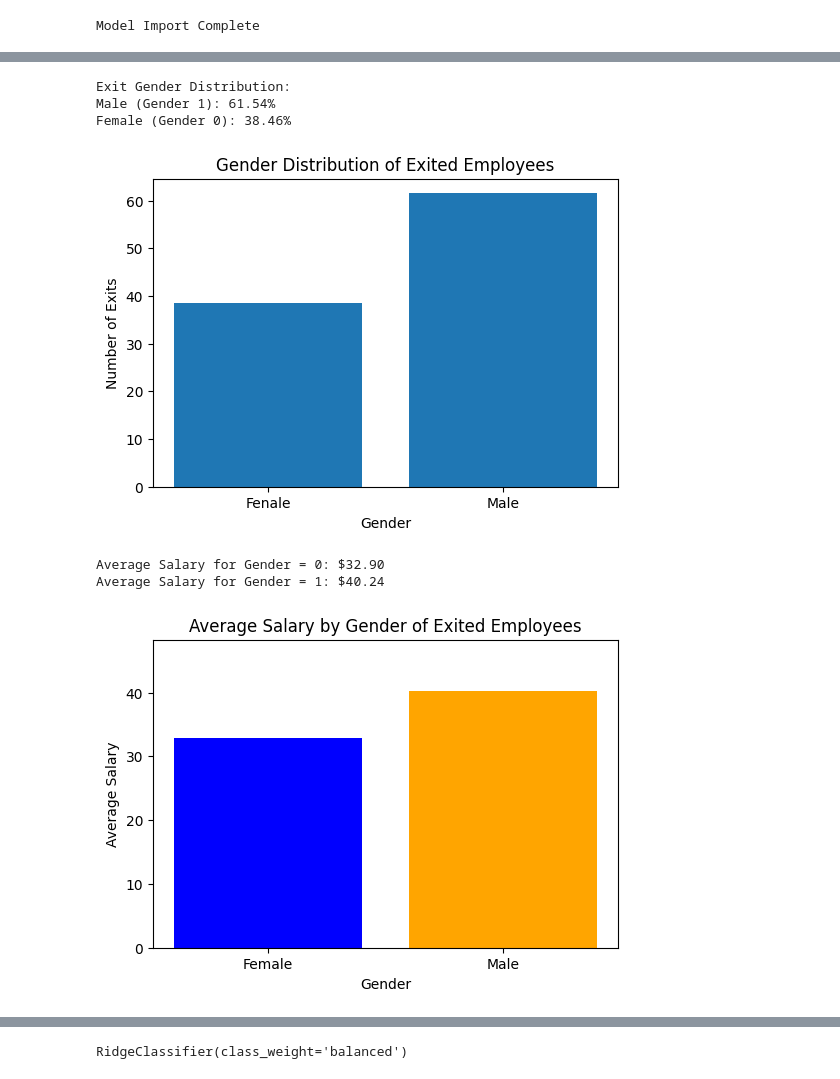
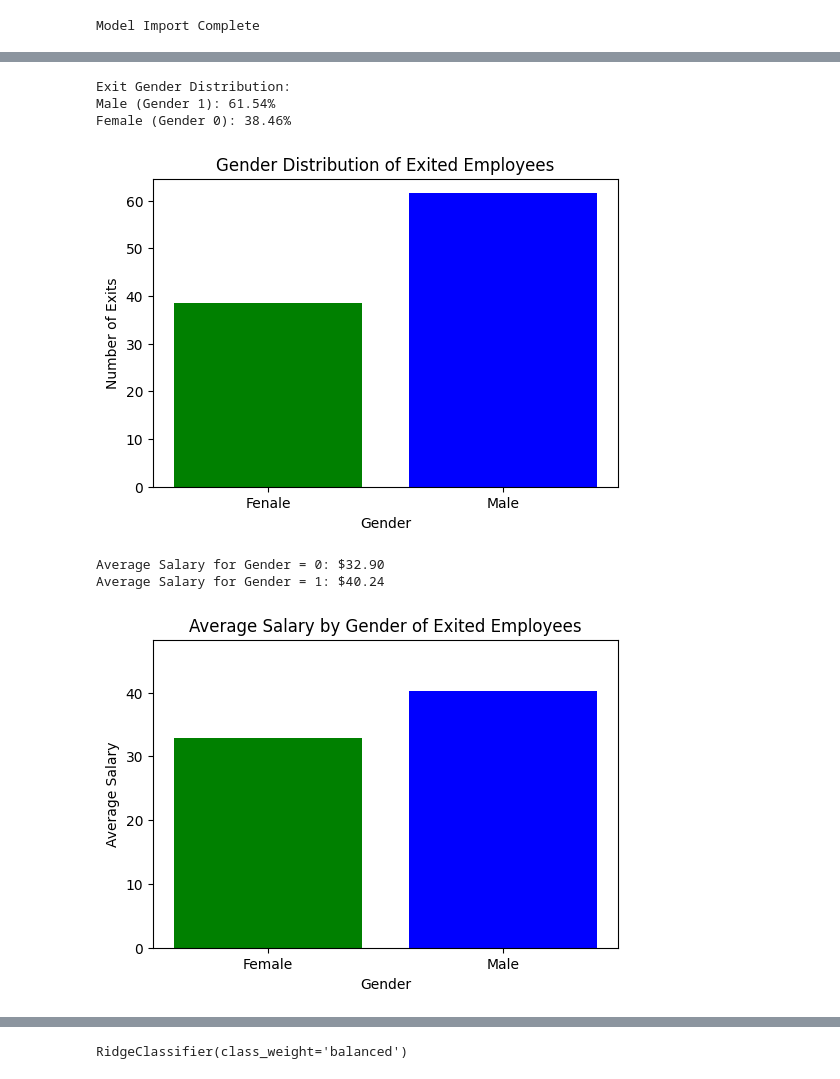
Before and after one commit to pcatroppa/bus774, a Jupyter notebook: HackathonCaseA_paul4.ipynb, the cells around one changed output, grey strips where cells are left out. Saved outputs shown, nothing was run; the diff lists cells and outputs as text; code cells hidden in the pictures.

```diff
--- a/HackathonCaseA_paul4.ipynb
+++ b/HackathonCaseA_paul4.ipynb
@@ -51,35 +51,35 @@ gender_counts = exited_df['gender'].value_counts(normalize=True) * 100  # Percen
 print("Exit Gender Distribution:")
 print(f"Male (Gender 1): {gender_counts.get(1, 0):.2f}%")
 print(f"Female (Gender 0): {gender_counts.get(0, 0):.2f}%")
 
 # Plot the results
 # plt.figure(figsize=(6, 4))
 # plt.bar(avg_salary.index, avg_salary.values, tick_label=["Female (0)", "Male (1)"], color=['blue', 'orange'])
 # plt.xlabel("Gender")
 # plt.ylabel("Average Salary")
 # plt.title("Average Salary by Gender")
 # plt.ylim(0, max(avg_salary.values) * 1.2)  # Adjust y-axis for better visibility
 
 # # Display values on bars
 # for i, v in enumerate(avg_salary.values):
 #     plt.text(i, v + 1000, f"${v:,.2f}", ha='center', fontsize=10)
 
 # # Show the plot
 # plt.show()
 
 
 # Plot the results
 plt.figure(figsize=(6, 4))
-plt.bar(gender_counts.index, gender_counts.values, tick_label=["Male", "Fenale"])
+plt.bar(gender_counts.index, gender_counts.values, tick_label=["Male", "Fenale"], color=['blue', 'green'])
 plt.xlabel("Gender")
 plt.ylabel("Number of Exits")
 plt.title("Gender Distribution of Exited Employees")
 plt.show()
 # %% [output]
 Exit Gender Distribution:
 Male (Gender 1): 61.54%
 Female (Gender 0): 38.46%
-[figure, old version]
+[figure, new version]
 # %%
 
 # Calculate average salary by gender
@@ -91,7 +91,7 @@ print(f"Average Salary for Gender = 1: ${avg_salary.get(1, 0):,.2f}")
 
 # Plot the results
 plt.figure(figsize=(6, 4))
-plt.bar(avg_salary.index, avg_salary.values, tick_label=["Female", "Male"], color=['blue', 'orange'])
+plt.bar(avg_salary.index, avg_salary.values, tick_label=["Female", "Male"], color=['green', 'blue'])
 plt.xlabel("Gender")
 plt.ylabel("Average Salary")
 plt.title("Average Salary by Gender of Exited Employees")
@@ -105,4 +105,4 @@ plt.show()
 # %% [output]
 Average Salary for Gender = 0: $32.90
 Average Salary for Gender = 1: $40.24
-[figure, old version]
+[figure, new version]
```
Also changed, not shown: parts of 10 cells of this notebook.
